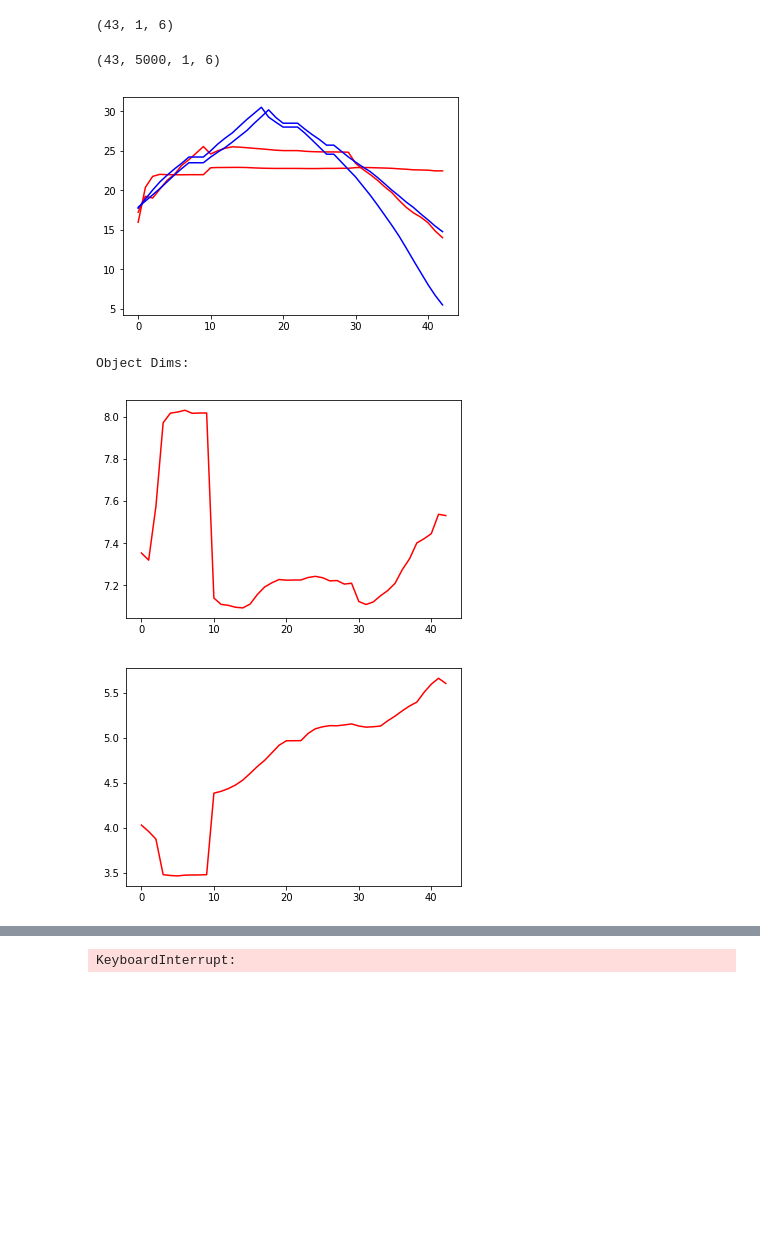
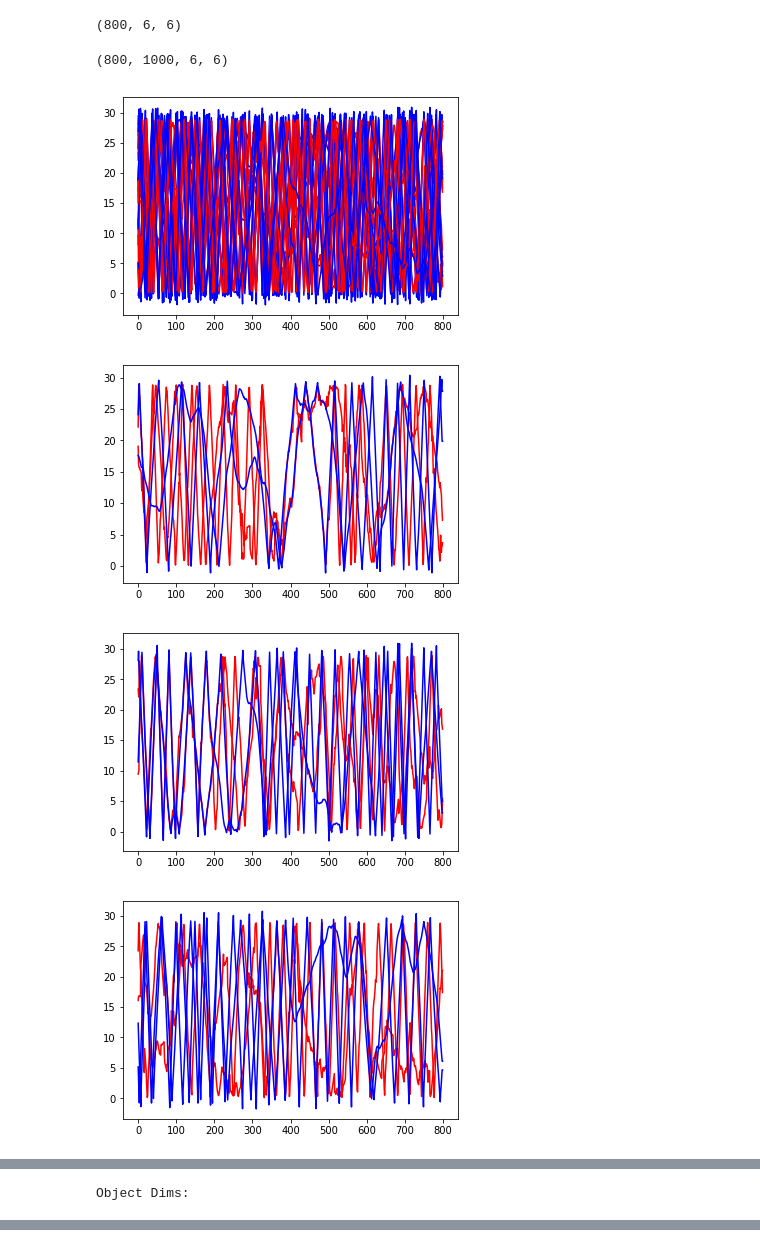
Before and after one commit to npetrenko/particle_tracker, a Jupyter notebook: multi_agent.ipynb, the cells around one changed output, grey strips where cells are left out. Drawn from its saved outputs; the diff is of its cells as text; code cells hidden in the pictures; blank space fills up the shorter version.

```diff
--- a/multi_agent.ipynb
+++ b/multi_agent.ipynb
@@ -13,9 +17,9 @@ random.seed(10)
 im_x = 30
 im_y = 30
 
-seqlen = 200
+seqlen = 800
 
-n_agents = 1
+n_agents = 6
 # %%
 env = Env(*[Agent(im_x, im_y) for _ in range(n_agents)])
 # %%
@@ -49,20 +53,20 @@ def evol_model(particles):
     vel = particles[:,4:]
 
     vel += np.random.normal(size=vel.shape)/12
-    vel = np.clip(vel, -3, 3)
+    vel = np.clip(vel, -2, 2)
 
     xy += vel
 
-    f = np.logical_or( xy[:,0] < 0, xy[:,0] > im_x)
+    f = np.logical_or( xy[:,0] < 0, xy[:,0] >= im_x-1)
     vel[f,0] *= -1
 
-    f = np.logical_or( xy[:,1] < 0, xy[:,1] > im_y)
+    f = np.logical_or( xy[:,1] < 0, xy[:,1] >= im_y-1)
     vel[f,1] *= -1
 
-    wh += np.random.normal(size=wh.shape)/40
+    wh += np.random.normal(size=wh.shape)/20
     wh = np.clip(wh, 1, 30)
 
-    xy = np.clip(xy, 0, np.array([im_x, im_y], dtype='float64') - wh)
+    xy = np.clip(xy, 0.1, np.array([im_x - 1.1, im_y - 1.1], dtype='float64'))
 
     new_particles = np.concatenate([xy, wh, vel], axis=-1)
     return new_particles
@@ -72,12 +76,13 @@ def observe_model(particles, observe, beta=None):
 
     xyxy = np.concatenate([xy, xy + wh], axis=-1)
 
-    whs = np.stack([wh,wh], axis=-1).reshape((-1,4))
+    whs = np.concatenate([wh,wh], axis=-1)
     #whs = np.array([10.]*4)
 
     ds = []
     for obs in observe:
-        logd = - (xyxy - obs)**2/(2*(whs/12)**2) - np.log(np.sqrt(2*np.pi)*whs/12)
+        logd = - np.sqrt(2)*np.abs(xyxy - obs)/(whs/12) - np.log(np.sqrt(2)*whs/12)
+        #logd = - (xyxy - obs)**2/(2*(whs/12)**2) - np.log(np.sqrt(2*np.pi)*whs/12)
         logd = np.clip(logd, -10000, 10000)
         logd = np.sum(logd, axis=-1)
         ds.append(logd)
@@ -100,11 +105,11 @@ def observe_model(particles, observe, beta=None):
 filters = []
 aa_ = env.step(see_all=True)
 for i in range(n_agents):
-    filt = ParticleFilter(5000, 4 + 2, evol_model, observe_model, resample_criterion=0.1)
+    filt = ParticleFilter(1000, 4 + 2, evol_model, observe_model, resample_criterion=0.1)
     aa = aa_[i]
-    filt.particles[:,4:] = np.random.normal(size=filt.particles[:, 4:].shape)*5
-    filt.particles[:, :2] = aa[:2] + np.random.normal(size=filt.particles[:, :2].shape)*0.5
-    filt.particles[:, 2:4] = np.clip(aa[2:4] - aa[:2] + np.random.normal(size=filt.particles[:, 2:4].shape)*0.5, 1, 100)
+    filt.particles[:,4:] = np.random.normal(size=filt.particles[:, 4:].shape)*3
+    filt.particles[:, :2] = aa[:2] + np.random.normal(size=filt.particles[:, :2].shape)*10#*0.1
+    filt.particles[:, 2:4] = np.clip(aa[2:4] - aa[:2] + np.random.normal(size=filt.particles[:, 2:4].shape)*0.1, 1, 100)
     filters.append(filt)
 # %%
 observe = []
@@ -127,6 +132,8 @@ agent.w, agent.h
 # %%
 filtrated = [[]]
 fed = [[]]
+mres = 0
+counter = 0
 
 for obs in observe:
 #obs = next(ao)
@@ -134,9 +141,12 @@ for obs in observe:
 
     for j, oo in enumerate(obs):
         for i, filt in enumerate(filters):
+            filt.logweights -= logsumexp(filt.logweights,b=1/len(filt.logweights))
             ds = observe_model(filt.particles, [oo])[0] + filt.logweights
             #print('logweights {} {}: {}'.format(i, j, ds))
             betamat[i, j] = np.mean(np.exp(ds))
+            mres += betamat[i,j]
+            counter += 1
     #betamat[np.isnan(betamat)] = 0
     #print(betamat)
     if np.any(np.isnan(betamat)):
@@ -195,26 +217,32 @@ fmean = filtrated.mean(axis=1)
 # %%
 fmean.shape
 # %% [output]
-(43, 1, 6)
+(800, 6, 6)
 # %%
 filtrated.shape
 # %% [output]
-(43, 5000, 1, 6)
+(800, 1000, 6, 6)
 # %%
 lfm = fmean.shape[0]
+
+for i in range(n_agents):
+    plt.plot(range(fmean.shape[0]), fmean[:,i,:2], c='r')
+    plt.plot(range(fmean.shape[0]), true[:lfm,i], c='b')
+plt.show()
+
 for i in range(n_agents):
     plt.plot(range(fmean.shape[0]), fmean[:,i,:2], c='r')
     plt.plot(range(fmean.shape[0]), true[:lfm,i], c='b')
     plt.show()
 
 print('\n\n\nObject Dims:')
 plt.plot(range(fmean.shape[0]), fmean[:,:,2], c='r')
 plt.show()
 
 plt.plot(range(fmean.shape[0]), fmean[:,:,3], c='r')
 plt.show()
 # %% [output]
-[figure, old version]
+[figure, new version]
-Object Dims:
-[figure, old version]
+[figure, new version]
-[figure, old version]
+[figure, new version]
+[figure, added]
@@ -220,0 +252 @@ Object Dims:
+Object Dims:
@@ -247,11 +281,10 @@ for i, obs in enumerate(true):
     for particle in range(filtrated.shape[1]):
         for filt in range(fmean.shape[1]):
             f = pred[particle, filt][:2].astype('int')
-            im[tuple(f)] = (key*(filt+1))%255#filt + 2
+            im[tuple(f)] = (key*13*(filt+1))%255#filt + 2
     for h, obj in enumerate(obs):
-        im[tuple(obj.astype('int'))] = (255,0,0)
+        x, y = tuple(obj.astype('int'))
+        x = min(im_x-1, x)
+        y = min(im_y-1, y)
+        im[x,y] = (255,0,0)
     images.append(im)
-    if i > 100:
-        break
-# %% [output]
-KeyboardInterrupt:
```
Also changed, not shown: parts of 16 cells of this notebook, 3 other files.
